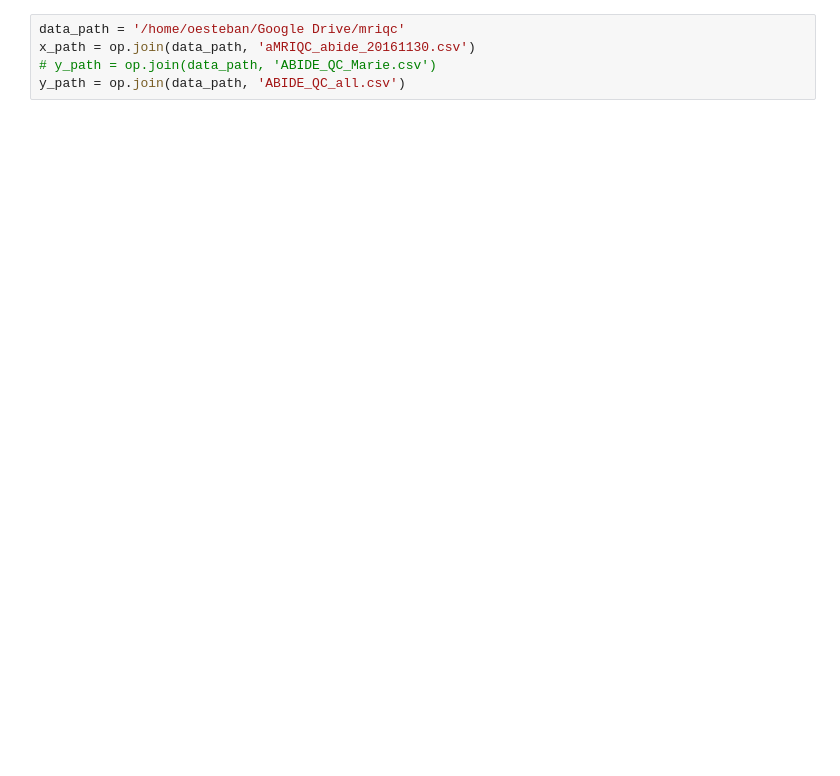
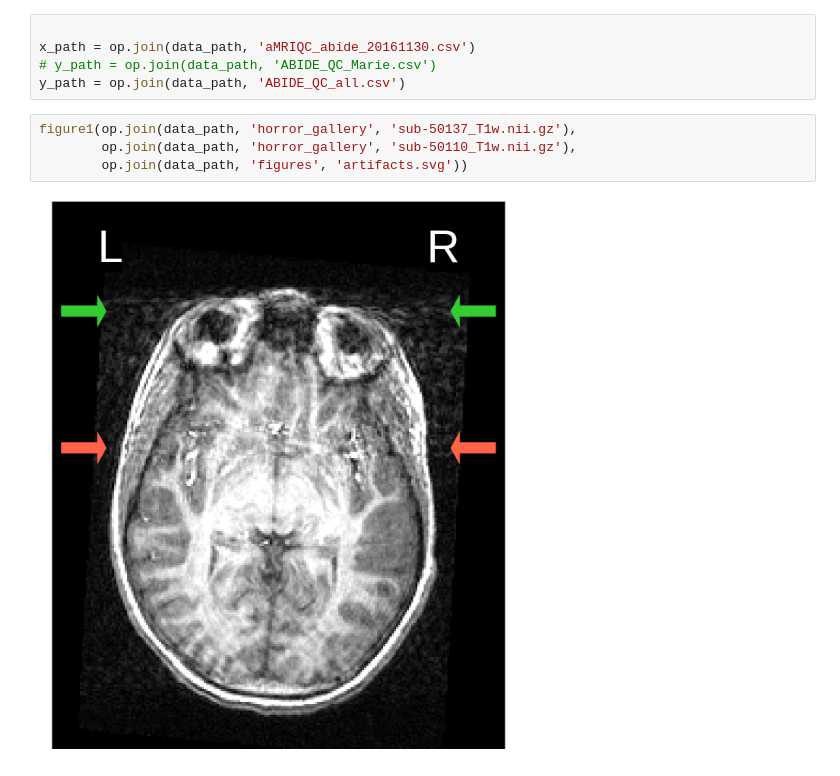
Before and after one commit to nipreps/mriqc, a Jupyter notebook: notebooks/MRIQC.ipynb, the cells around one changed output. Saved outputs shown, nothing was run; the diff lists cells and outputs as text; blank space fills up the shorter version.

Commit message:
improving figures of the paper

```diff
--- a/notebooks/MRIQC.ipynb
+++ b/notebooks/MRIQC.ipynb
@@ -8,5 +18,11 @@ from mriqc.viz.misc import raters_variability_plot, plot_abide_stripplots, plot_
 # %%
-data_path = '/home/oesteban/Google Drive/mriqc'
+
 x_path = op.join(data_path, 'aMRIQC_abide_20161130.csv')
 # y_path = op.join(data_path, 'ABIDE_QC_Marie.csv')
 y_path = op.join(data_path, 'ABIDE_QC_all.csv')
+# %%
+figure1(op.join(data_path, 'horror_gallery', 'sub-50137_T1w.nii.gz'),
+        op.join(data_path, 'horror_gallery', 'sub-50110_T1w.nii.gz'),
+        op.join(data_path, 'figures', 'artifacts.svg'))
+# %% [output]
+[figure, added]
```
Also changed, not shown: parts of 13 cells of this notebook, 3 other files.
